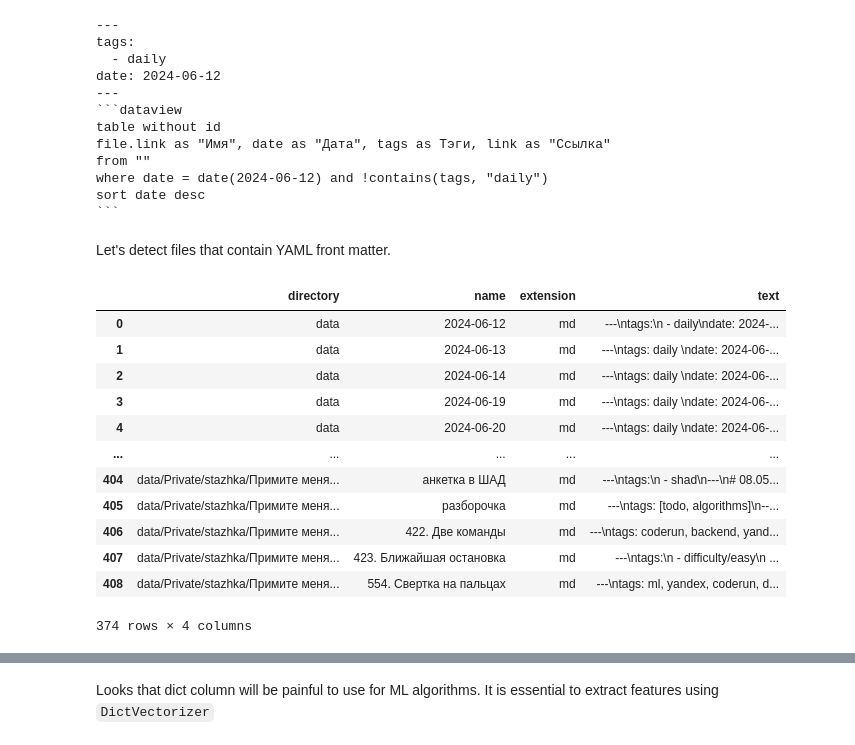
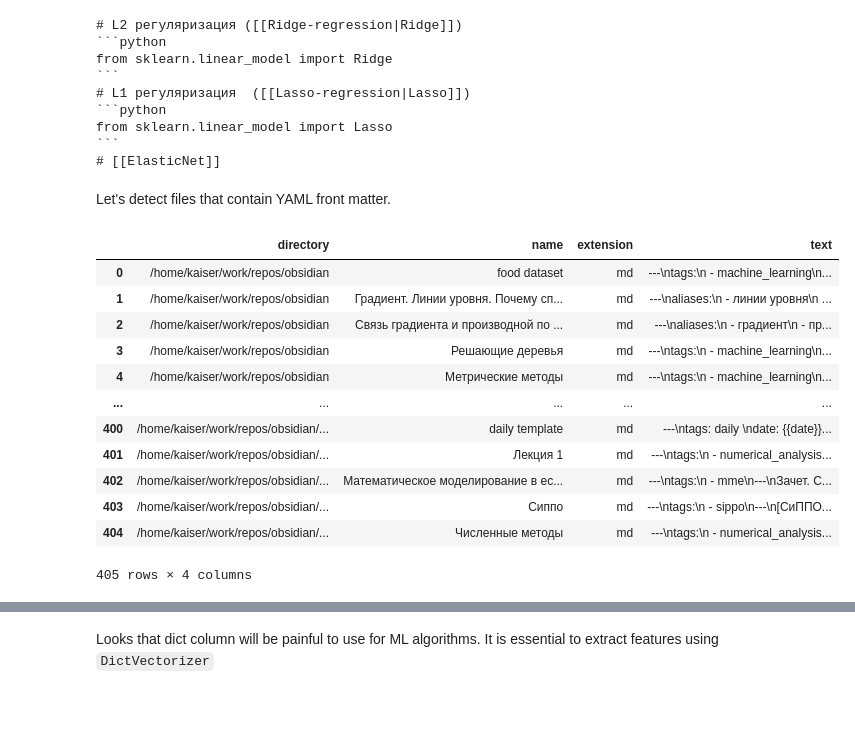
Before and after one commit to ruzanovad/learn-struct, a Jupyter notebook: prepare_dataset.ipynb, the cells around one changed output, grey strips where cells are left out. Cells and saved outputs as stored; diff of their text form; code cells hidden in the pictures; blank space fills up the shorter version.

````diff
--- a/prepare_dataset.ipynb
+++ b/prepare_dataset.ipynb
@@ -2,4 +2,6 @@
 import os
 import re
 import yaml
+# %%
+path = r"/home/kaiser/work/repos/obsidian"
 # %%
@@ -34,7 +36,7 @@ import pandas as pd
 df = pd.DataFrame()
 
 
-def walk_in_data_and_add(rootdir=r"data"):
+def walk_in_data_and_add(rootdir=path):
     rows_list = []
 
     for folder, dirnames, files in os.walk(rootdir):
@@ -71,39 +73,36 @@ df
 # %%
 print(df["text"].iloc[0])
 # %% [output]
----
-tags:
-  - daily
-date: 2024-06-12
----
-```dataview
-table without id
-file.link as "Имя", date as "Дата", tags as Тэги, link as "Ссылка"
-from ""
-where date = date(2024-06-12) and !contains(tags, "daily")
-sort date desc
+# L2 регуляризация ([[Ridge-regression|Ridge]])
+```python
+from sklearn.linear_model import Ridge
 ```
+# L1 регуляризация  ([[Lasso-regression|Lasso]])
+```python
+from sklearn.linear_model import Lasso
+```
+# [[ElasticNet]]
 # %% [markdown]
 Let's detect files that contain YAML front matter.
 # %%
 df_with_yaml = df[
     df["text"].str.contains(r"(?s)^---\s*\n(.*?)\n---\s*(\n|$)", regex=True)
-]
+].reset_index(drop=True)
 df_with_yaml
 # %% [output]
 |  | directory | name | extension | text |
-| 0 | data | 2024-06-12 | md | ---\ntags:\n - daily\ndate: 2024-... |
-| 1 | data | 2024-06-13 | md | ---\ntags: daily \ndate: 2024-06-... |
-| 2 | data | 2024-06-14 | md | ---\ntags: daily \ndate: 2024-06-... |
-| 3 | data | 2024-06-19 | md | ---\ntags: daily \ndate: 2024-06-... |
-| 4 | data | 2024-06-20 | md | ---\ntags: daily \ndate: 2024-06-... |
+| 0 | /home/kaiser/work/repos/obsidian | food dataset | md | ---\ntags:\n - machine_learning\n... |
+| 1 | /home/kaiser/work/repos/obsidian | Градиент. Линии уровня. Почему сп... | md | ---\naliases:\n - линии уровня\n ... |
+| 2 | /home/kaiser/work/repos/obsidian | Связь градиента и производной по ... | md | ---\naliases:\n - градиент\n - пр... |
+| 3 | /home/kaiser/work/repos/obsidian | Решающие деревья | md | ---\ntags:\n - machine_learning\n... |
+| 4 | /home/kaiser/work/repos/obsidian | Метрические методы | md | ---\ntags:\n - machine_learning\n... |
 | ... | ... | ... | ... | ... |
-| 404 | data/Private/stazhka/Примите меня... | анкетка в ШАД | md | ---\ntags:\n - shad\n---\n# 08.05... |
-| 405 | data/Private/stazhka/Примите меня... | разборочка | md | ---\ntags: [todo, algorithms]\n--... |
-| 406 | data/Private/stazhka/Примите меня... | 422. Две команды | md | ---\ntags: coderun, backend, yand... |
-| 407 | data/Private/stazhka/Примите меня... | 423. Ближайшая остановка | md | ---\ntags:\n - difficulty/easy\n ... |
-| 408 | data/Private/stazhka/Примите меня... | 554. Свертка на пальцах | md | ---\ntags: ml, yandex, coderun, d... |
+| 400 | /home/kaiser/work/repos/obsidian/... | daily template | md | ---\ntags: daily \ndate: {{date}}... |
+| 401 | /home/kaiser/work/repos/obsidian/... | Лекция 1 | md | ---\ntags:\n - numerical_analysis... |
+| 402 | /home/kaiser/work/repos/obsidian/... | Математическое моделирование в ес... | md | ---\ntags:\n - mme\n---\nЗачет. С... |
+| 403 | /home/kaiser/work/repos/obsidian/... | Сиппо | md | ---\ntags:\n - sippo\n---\n[СиППО... |
+| 404 | /home/kaiser/work/repos/obsidian/... | Численные методы | md | ---\ntags:\n - numerical_analysis... |
-374 rows × 4 columns
+405 rows × 4 columns
 # %%
 df_with_yaml["yaml_content"] = df_with_yaml["text"].str.extract(
     r"(?s)^---\s*\n(.*?)\n---\s*(\n|$)", expand=False
````
Also changed, not shown: parts of 15 cells of this notebook.
